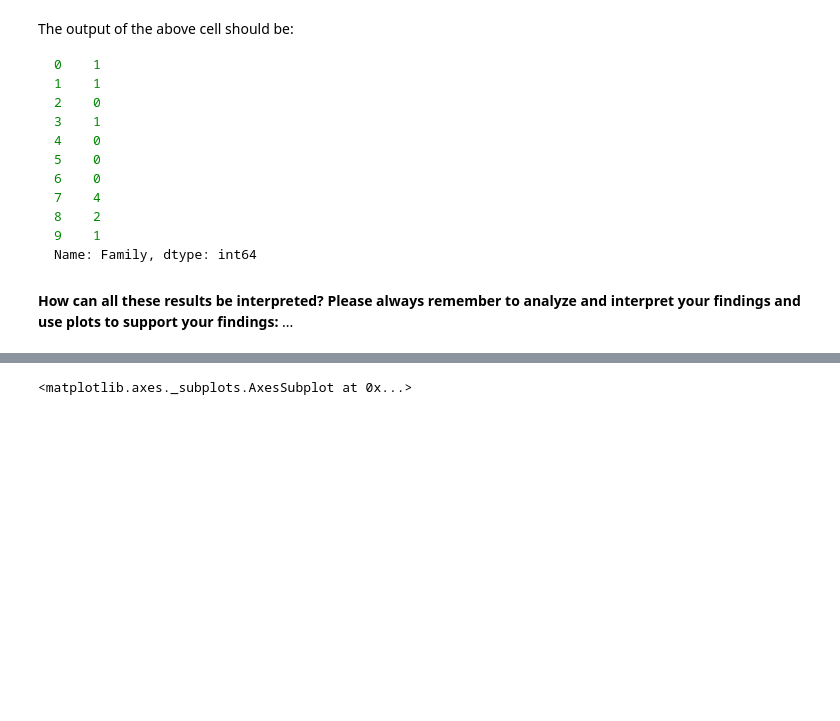
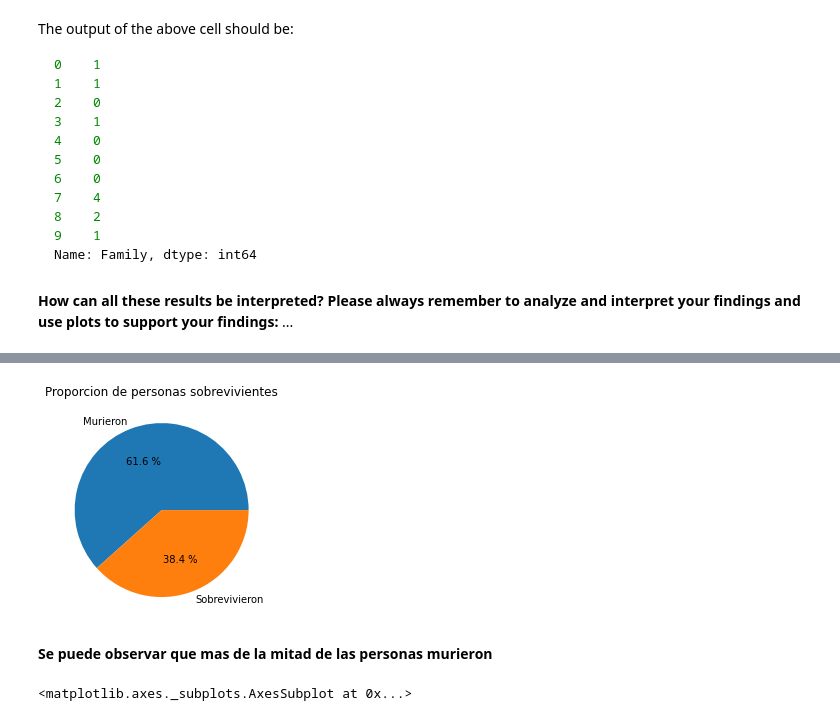
Before and after one commit to julsanchezsa/AlgorithmsUN2022II, a Jupyter notebook: Quiz3/julsanchezsa_Quiz_3.ipynb, the cells around one changed output, grey strips where cells are left out. Drawn from its saved outputs; the diff is of its cells as text; code cells hidden in the pictures; blank space fills up the shorter version.

```diff
--- a/Quiz3/julsanchezsa_Quiz_3.ipynb
+++ b/Quiz3/julsanchezsa_Quiz_3.ipynb
@@ -729,3 +726,20 @@ Name: Family, dtype: int64
+# %%
+passengers = titanic[['PassengerId', 'Survived']]
+survivors = passengers.groupby('Survived').count()
+totalpassengers = 891
+
+listapercentage = []
+for survived, numbers in survivors.iterrows():
+  percentage = (numbers.PassengerId*100)/totalpassengers
+  listapercentage.append(percentage)
+
+plt.pie(listapercentage,labels=["Murieron", "Sobrevivieron"], autopct="%0.1f %%")
+plt.title("Proporcion de personas sobrevivientes")
+plt.show()
+# %% [output]
+[figure, added]
+# %% [markdown]
+**Se puede observar que mas de la mitad de las personas murieron**
 # %%
 #we obtain that the majority of passengers(61%) died in he titanic
 passengers = titanic[['PassengerId', 'Survived']]
```
Also changed, not shown: parts of 14 cells of this notebook.
